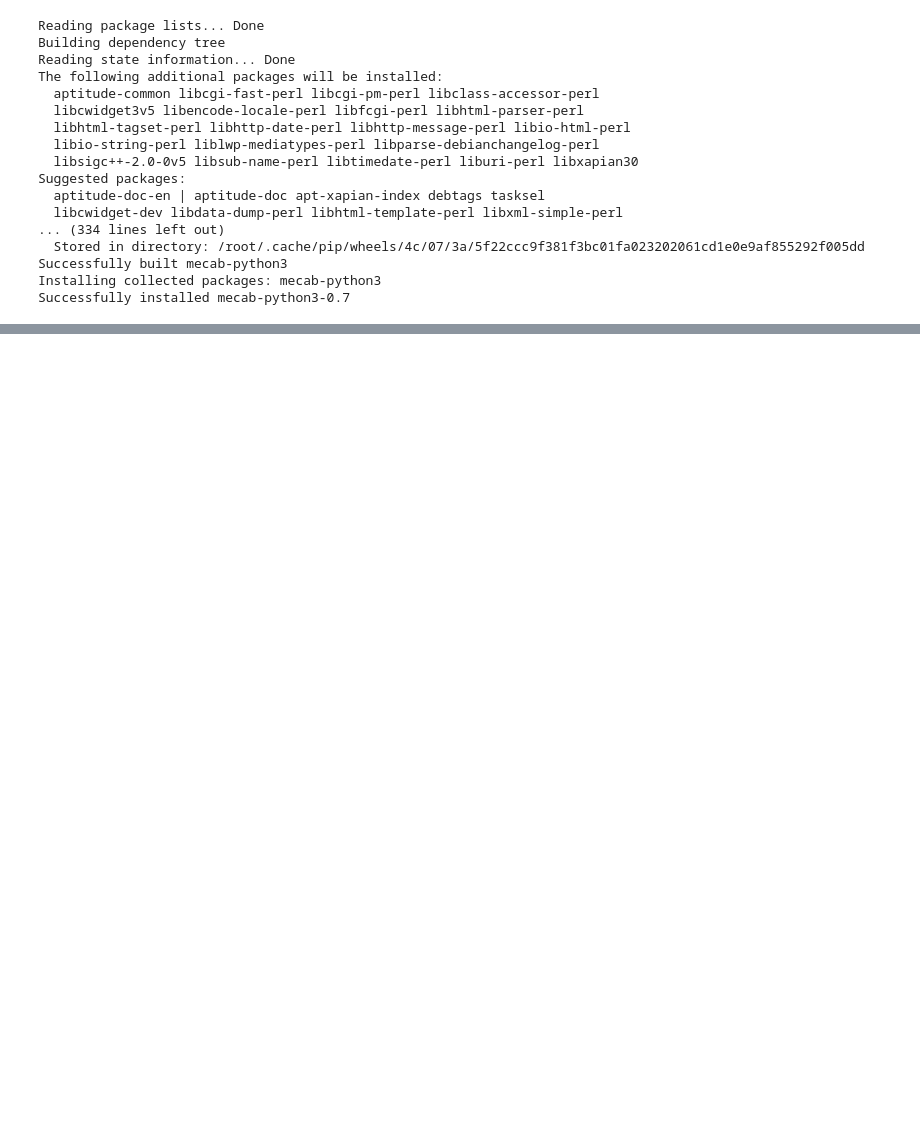
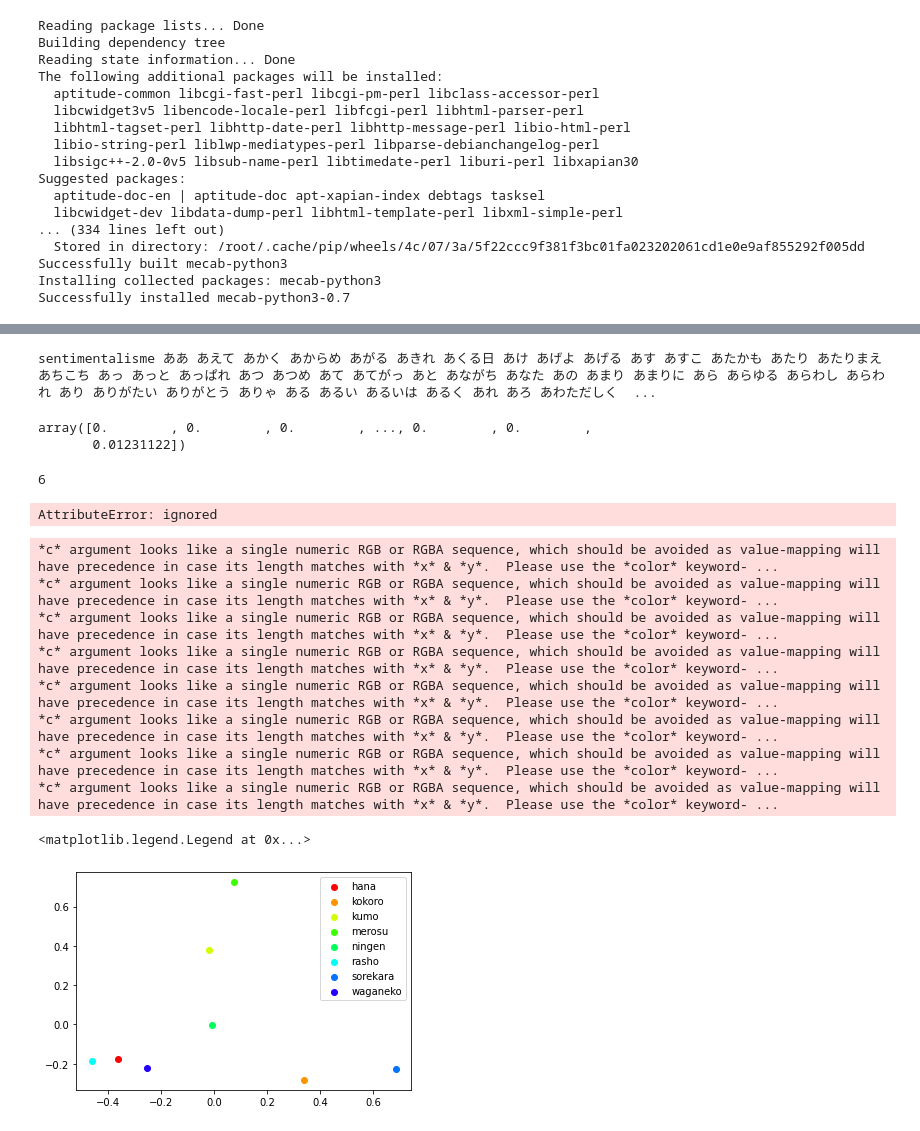
Before and after one commit to mitsurukikkawa/Python, a Jupyter notebook: 200927_2.ipynb, the cells around one changed output, grey strips where cells are left out. Saved outputs shown, nothing was run; the diff lists cells and outputs as text; code cells hidden in the pictures; blank space fills up the shorter version.

```diff
--- a/200927_2.ipynb
+++ b/200927_2.ipynb
@@ -131,0 +77,53 @@ for word, count in counter.most_common(10):
+# %%
+terms=vectorizer.get_feature_names()
+print('%s' % ' ' .join(terms))
+# %% [output]
+sentimentalisme ああ あえて あかく あからめ あがる あきれ あくる日 あけ あげよ あげる あす あすこ あたかも あたり あたりまえ あちこち あっ あっと あっぱれ あつ あつめ あて あてがっ あと あながち あなた あの あまり あまりに あら あらゆる あらわし あらわれ あり ありがたい ありがとう ありゃ ある あるい あるいは あるく あれ あろ あわただしく  ...
+# %%
+tfidfs.toarray()[0]
+# %% [output]
+array([0.        , 0.        , 0.        , ..., 0.        , 0.        ,
+       0.01231122])
+# %%
+from sklearn.decomposition import PCA
+pca=PCA(n_components=0.9,whiten=False)
+pca.fit(tfidfs.toarray())
+pca.n_components_
+# %% [output]
+6
+# %%
+for i in range(pca.n_components_):
+    tc=zip(pca.components_[i],terms)
+    tc.sort()
+    # tc.reverse()
+    print("[PCA%d]" % (i+1))
+    for v,t in tc[:10]:
+           print("%f,%s" % (v,t))
+# %% [output]
+AttributeError: ignored
+# %%
+x=pca.transform(tfidfs.toarray())
+# %%
+from matplotlib import pyplot
+pyplot.ion()
+pyplot.clf()
+
+name=['hana','kokoro','kumo','merosu','ningen','rasho','sorekara','waganeko']
+
+colors=[pyplot.cm.hsv(0.1*i,1) for i in range(len(name))]
+
+for i in range(len(name)):
+    pyplot.scatter(x[i,0],x[i,1],c=colors[i],label=name[i])
+
+pyplot.legend()
+# %% [output]
+*c* argument looks like a single numeric RGB or RGBA sequence, which should be avoided as value-mapping will have precedence in case its length matches with *x* & *y*.  Please use the *color* keyword- ...
+*c* argument looks like a single numeric RGB or RGBA sequence, which should be avoided as value-mapping will have precedence in case its length matches with *x* & *y*.  Please use the *color* keyword- ...
+*c* argument looks like a single numeric RGB or RGBA sequence, which should be avoided as value-mapping will have precedence in case its length matches with *x* & *y*.  Please use the *color* keyword- ...
+*c* argument looks like a single numeric RGB or RGBA sequence, which should be avoided as value-mapping will have precedence in case its length matches with *x* & *y*.  Please use the *color* keyword- ...
+*c* argument looks like a single numeric RGB or RGBA sequence, which should be avoided as value-mapping will have precedence in case its length matches with *x* & *y*.  Please use the *color* keyword- ...
+*c* argument looks like a single numeric RGB or RGBA sequence, which should be avoided as value-mapping will have precedence in case its length matches with *x* & *y*.  Please use the *color* keyword- ...
+*c* argument looks like a single numeric RGB or RGBA sequence, which should be avoided as value-mapping will have precedence in case its length matches with *x* & *y*.  Please use the *color* keyword- ...
+*c* argument looks like a single numeric RGB or RGBA sequence, which should be avoided as value-mapping will have precedence in case its length matches with *x* & *y*.  Please use the *color* keyword- ...
+<matplotlib.legend.Legend at 0x...>
+[figure, added]
```
Also changed, not shown: parts of 8 cells of this notebook.
